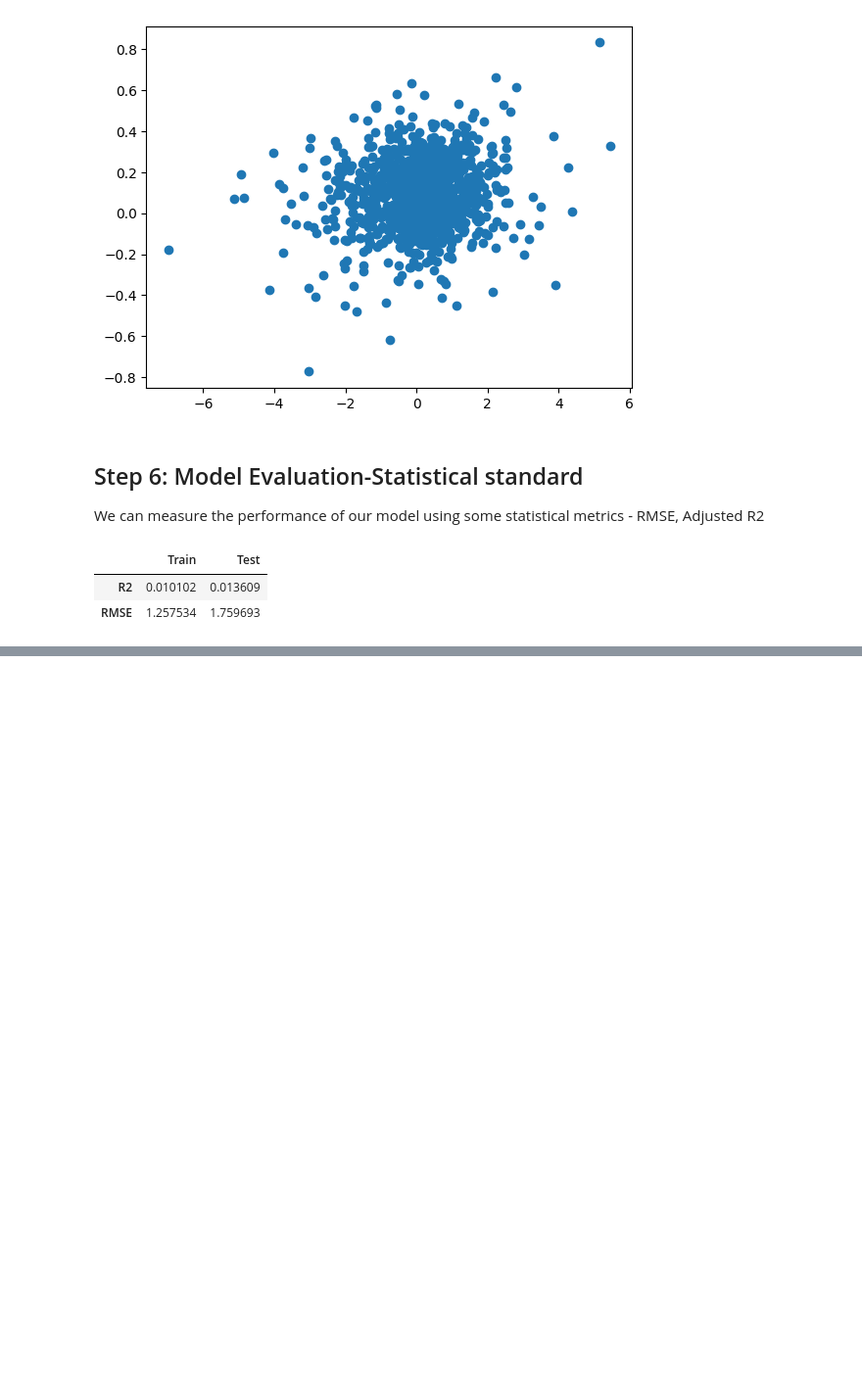
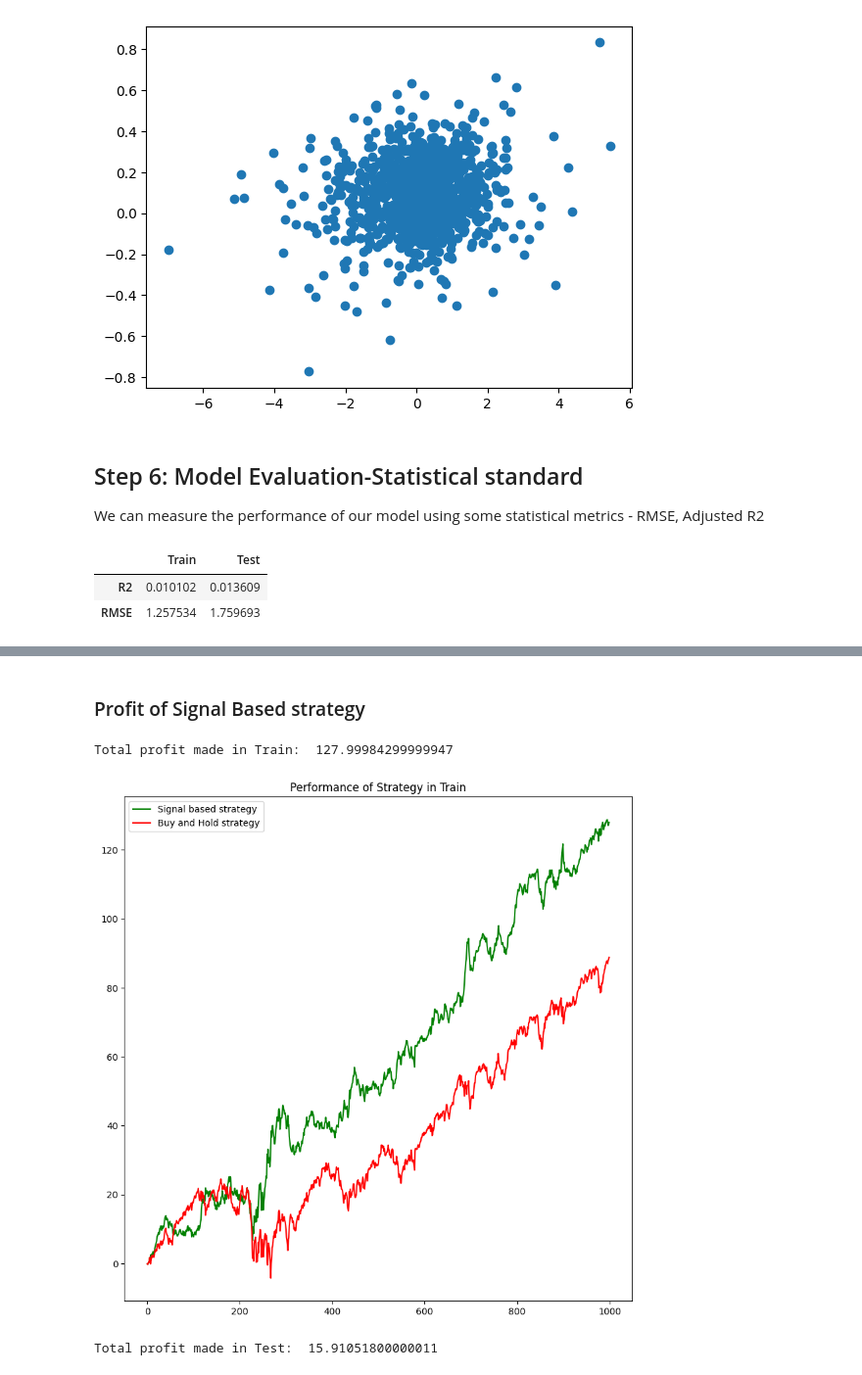
Before and after one commit to CheropS/Visualization-stock-prices, a Jupyter notebook: tradingmodel.ipynb, the cells around one changed output, grey strips where cells are left out. Shown: that part at 98% size. Saved outputs shown, nothing was run; the diff lists cells and outputs as text; code cells hidden in the pictures; blank space fills up the shorter version.

Commit message:
ploting train and test sets of trading profit

```diff
--- a/tradingmodel.ipynb
+++ b/tradingmodel.ipynb
@@ -222,0 +234,29 @@ assessTable(Test, Train, lm, 9, 'spy')
+# %% [markdown]
+### Profit of Signal Based strategy
+# %%
+#Train
+Train['Order'] = [1 if sig>0 else -1 for sig in Train['PredictedY']]
+Train['Profit'] = Train['spy'] * Train['Order']
+
+Train['Wealth'] = Train['Profit'].cumsum()
+print('Total profit made in Train: ', Train['Profit'].sum())
+# %% [output]
+Total profit made in Train:  127.99984299999947
+# %%
+plt.figure(figsize=(10, 10))
+plt.title('Performance of Strategy in Train')
+plt.plot(Train['Wealth'].values, color='green', label='Signal based strategy')
+plt.plot(Train['spy'].cumsum().values, color='red', label='Buy and Hold strategy')
+plt.legend()
+plt.show()
+# %% [output]
+[figure, added]
+# %%
+# Test
+Test['Order'] = [1 if sig>0 else -1 for sig in Test['PredictedY']]
+Test['Profit'] = Test['spy'] * Test['Order']
+
+Test['Wealth'] = Test['Profit'].cumsum()
+print('Total profit made in Test: ', Test['Profit'].sum())
+# %% [output]
+Total profit made in Test:  15.91051800000011
```
Also changed, not shown: parts of 5 cells of this notebook.
